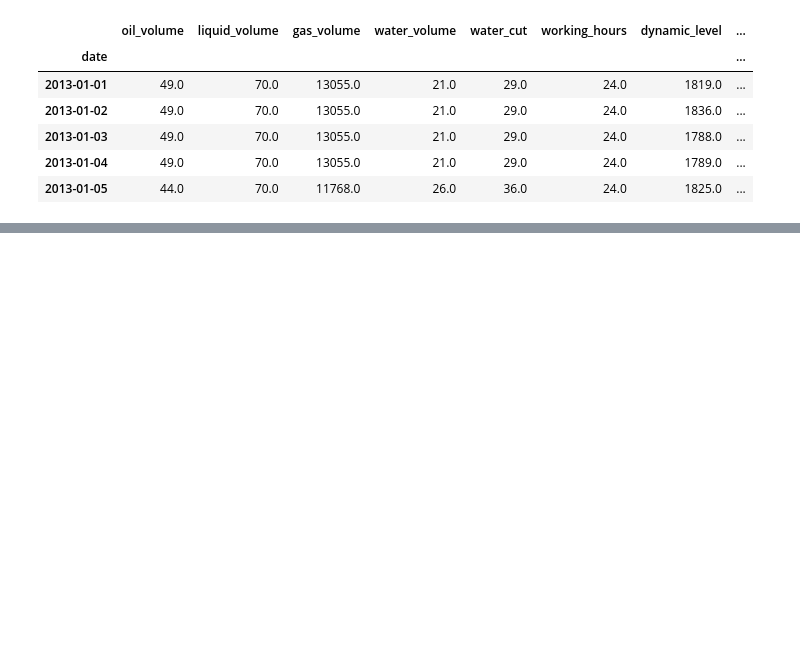
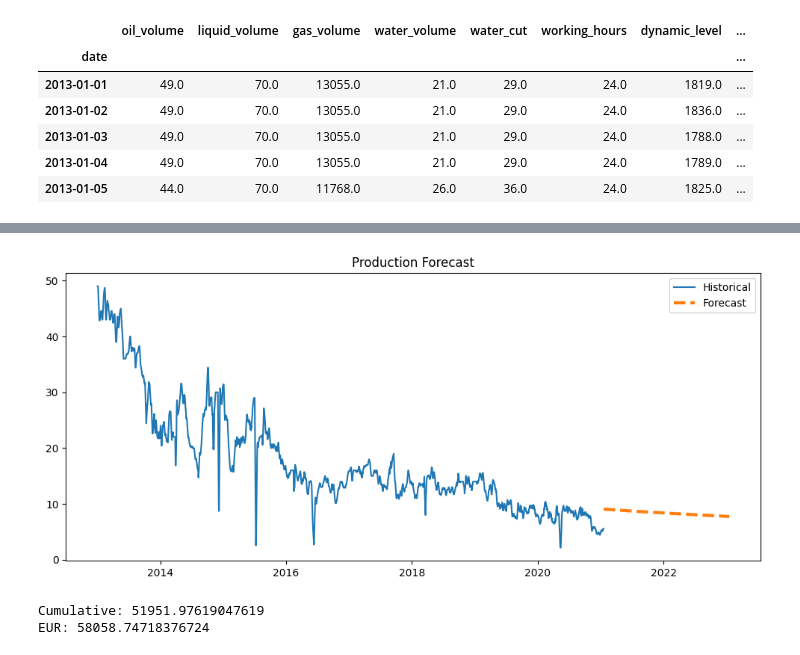
Before and after one commit to Jofregf/oil-well-production-analysis, a Jupyter notebook: notebooks/04_decline_curve_analysis.ipynb, the cells around one changed output, grey strips where cells are left out. Drawn from its saved outputs; the diff is of its cells as text; code cells hidden in the pictures; blank space fills up the shorter version.

```diff
--- a/notebooks/04_decline_curve_analysis.ipynb
+++ b/notebooks/04_decline_curve_analysis.ipynb
@@ -333,0 +74,38 @@ Revenue until economic limit: 426650.6611182537
+# %%
+future_days = 365 * 2
+forecast_results = forecast_production(
+    t,
+    q,
+    results,
+    future_days = future_days
+)
+
+q_forecast = forecast_results["q_forecast"]
+
+future_dates = pd.date_range(
+    start = df.index[-1],
+    periods = future_days + 1,
+    freq = "D"
+)[1:]
+# %%
+plt.figure(figsize = (12, 5))
+
+plt.plot(df.index, q, label = "Historical")
+plt.plot(future_dates, q_forecast, "--", linewidth = 3, label = "Forecast")
+
+plt.legend()
+plt.title("Production Forecast")
+
+plt.savefig("../outputs/figures/forecast.png")
+plt.show()
+# %% [output]
+[figure, added]
+# %%
+cumulative = calculate_cumulative(q)
+eur = calculate_eur(q, q_forecast)
+
+print("Cumulative:", cumulative)
+print("EUR:", eur)
+# %% [output]
+Cumulative: 51951.97619047619
+EUR: 58058.74718376724
```
Also changed, not shown: parts of 42 cells of this notebook, 17 other files.
